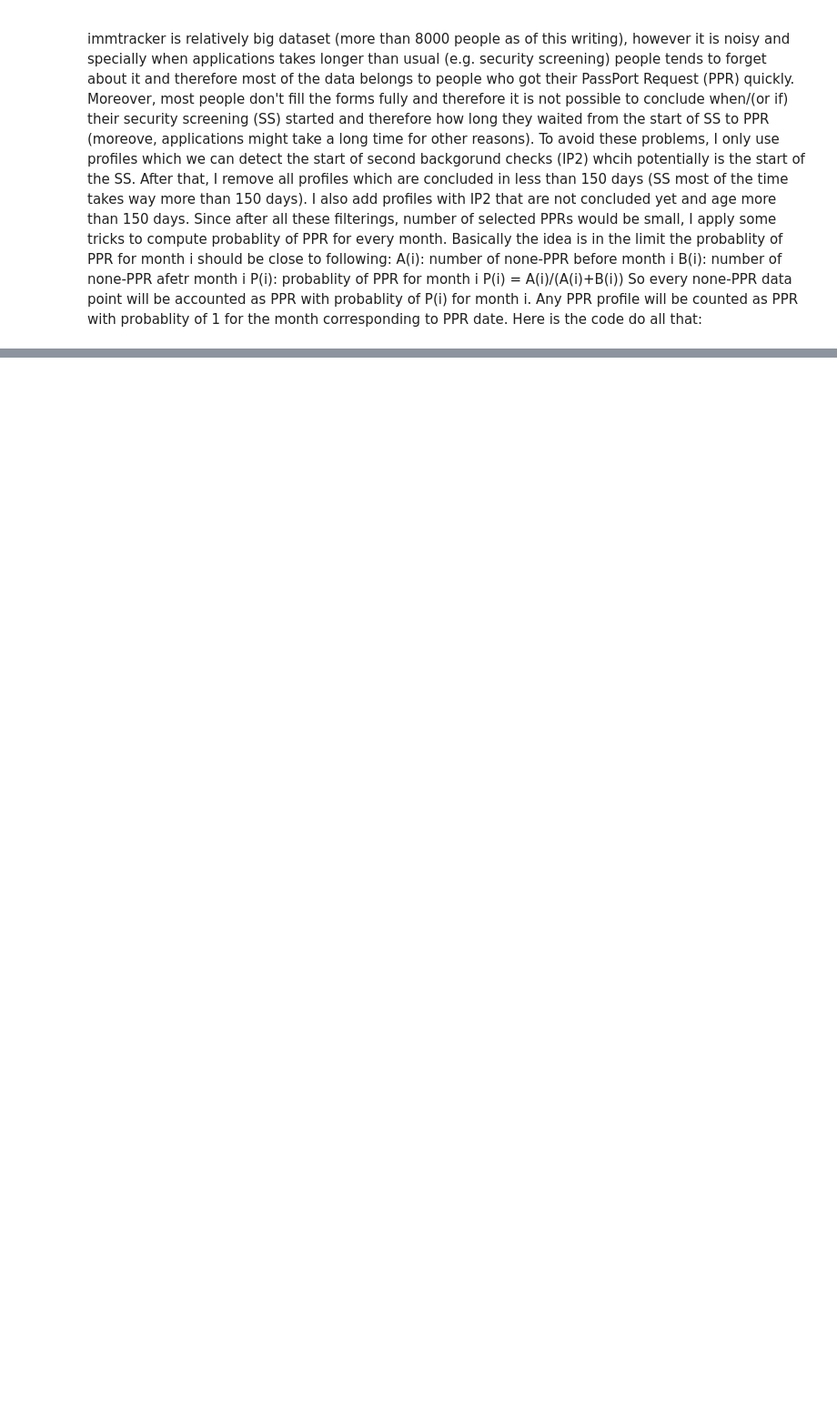
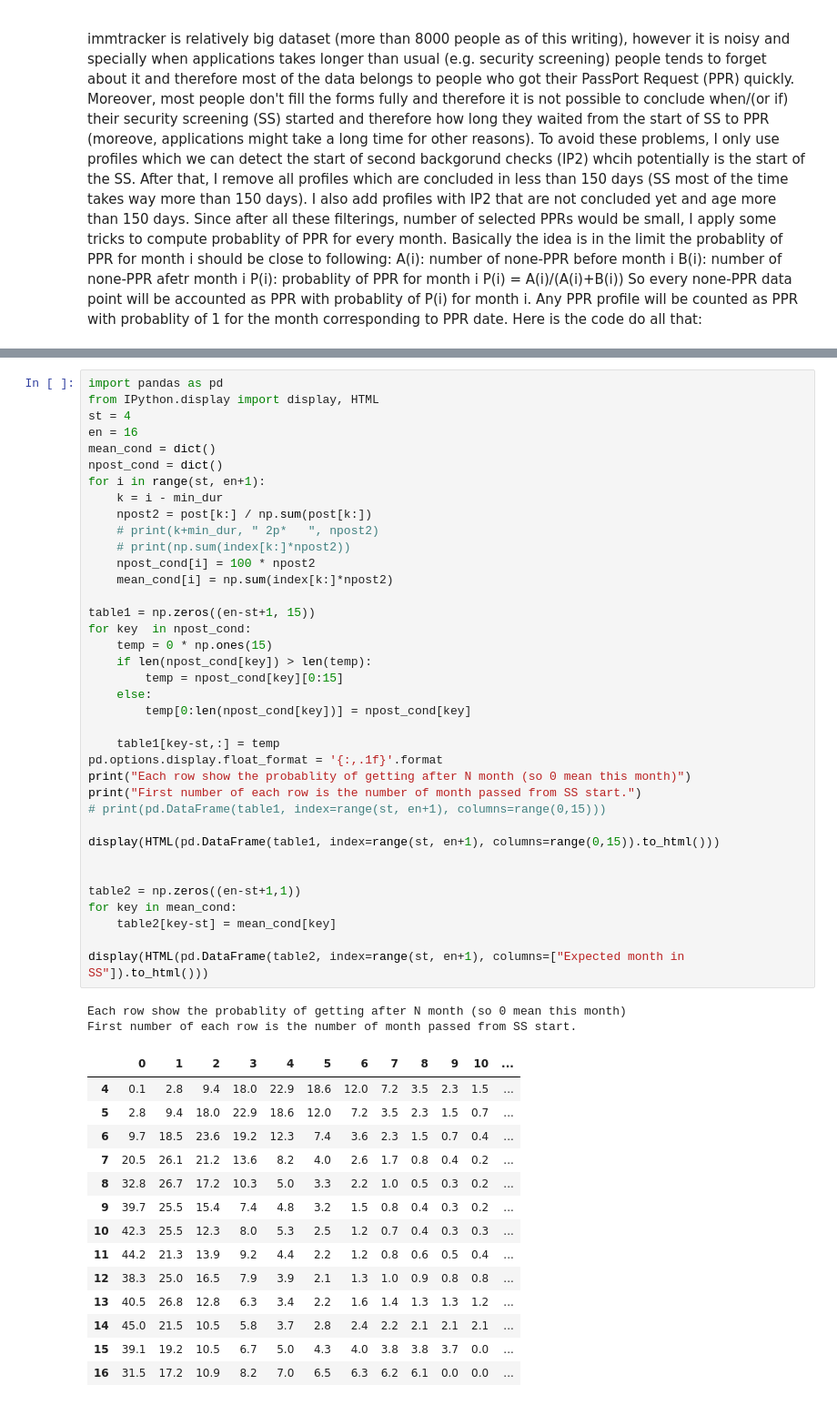
Before and after one commit to amirharati/security-screening-analysis, a Jupyter notebook: security-screening-analysis.ipynb, the cells around one changed output, grey strips where cells are left out. Shown: that part at 91% size. Saved outputs shown, nothing was run; the diff lists cells and outputs as text; blank space fills up the shorter version.

```diff
--- a/security-screening-analysis.ipynb
+++ b/security-screening-analysis.ipynb
@@ -196,0 +316,54 @@ Prior dists. [ 0.00068446  0.02806305  0.09396893  0.17988562  0.22879523  0.186
+# %%
+import pandas as pd
+from IPython.display import display, HTML
+st = 4
+en = 16
+mean_cond = dict()
+npost_cond = dict()
+for i in range(st, en+1):
+    k = i - min_dur
+    npost2 = post[k:] / np.sum(post[k:])
+    # print(k+min_dur, " 2p*   ", npost2)
+    # print(np.sum(index[k:]*npost2))
+    npost_cond[i] = 100 * npost2
+    mean_cond[i] = np.sum(index[k:]*npost2)
+
+table1 = np.zeros((en-st+1, 15))
+for key  in npost_cond:
+    temp = 0 * np.ones(15)
+    if len(npost_cond[key]) > len(temp):
+        temp = npost_cond[key][0:15]
+    else:
+        temp[0:len(npost_cond[key])] = npost_cond[key]
+
+    table1[key-st,:] = temp
+pd.options.display.float_format = '{:,.1f}'.format
+print("Each row show the probablity of getting after N month (so 0 mean this month)")
+print("First number of each row is the number of month passed from SS start.")
+# print(pd.DataFrame(table1, index=range(st, en+1), columns=range(0,15)))
+
+display(HTML(pd.DataFrame(table1, index=range(st, en+1), columns=range(0,15)).to_html()))
+
+
+table2 = np.zeros((en-st+1,1))
+for key in mean_cond:
+    table2[key-st] = mean_cond[key]
+
+display(HTML(pd.DataFrame(table2, index=range(st, en+1), columns=["Expected month in SS"]).to_html()))
+# %% [output]
+Each row show the probablity of getting after N month (so 0 mean this month)
+First number of each row is the number of month passed from SS start.
+|  | 0 | 1 | 2 | 3 | 4 | 5 | 6 | 7 | 8 | 9 | 10 | ... |
+| 4 | 0.1 | 2.8 | 9.4 | 18.0 | 22.9 | 18.6 | 12.0 | 7.2 | 3.5 | 2.3 | 1.5 | ... |
+| 5 | 2.8 | 9.4 | 18.0 | 22.9 | 18.6 | 12.0 | 7.2 | 3.5 | 2.3 | 1.5 | 0.7 | ... |
+| 6 | 9.7 | 18.5 | 23.6 | 19.2 | 12.3 | 7.4 | 3.6 | 2.3 | 1.5 | 0.7 | 0.4 | ... |
+| 7 | 20.5 | 26.1 | 21.2 | 13.6 | 8.2 | 4.0 | 2.6 | 1.7 | 0.8 | 0.4 | 0.2 | ... |
+| 8 | 32.8 | 26.7 | 17.2 | 10.3 | 5.0 | 3.3 | 2.2 | 1.0 | 0.5 | 0.3 | 0.2 | ... |
+| 9 | 39.7 | 25.5 | 15.4 | 7.4 | 4.8 | 3.2 | 1.5 | 0.8 | 0.4 | 0.3 | 0.2 | ... |
+| 10 | 42.3 | 25.5 | 12.3 | 8.0 | 5.3 | 2.5 | 1.2 | 0.7 | 0.4 | 0.3 | 0.3 | ... |
+| 11 | 44.2 | 21.3 | 13.9 | 9.2 | 4.4 | 2.2 | 1.2 | 0.8 | 0.6 | 0.5 | 0.4 | ... |
+| 12 | 38.3 | 25.0 | 16.5 | 7.9 | 3.9 | 2.1 | 1.3 | 1.0 | 0.9 | 0.8 | 0.8 | ... |
+| 13 | 40.5 | 26.8 | 12.8 | 6.3 | 3.4 | 2.2 | 1.6 | 1.4 | 1.3 | 1.3 | 1.2 | ... |
+| 14 | 45.0 | 21.5 | 10.5 | 5.8 | 3.7 | 2.8 | 2.4 | 2.2 | 2.1 | 2.1 | 2.1 | ... |
+| 15 | 39.1 | 19.2 | 10.5 | 6.7 | 5.0 | 4.3 | 4.0 | 3.8 | 3.8 | 3.7 | 0.0 | ... |
+| 16 | 31.5 | 17.2 | 10.9 | 8.2 | 7.0 | 6.5 | 6.3 | 6.2 | 6.1 | 0.0 | 0.0 | ... |
```
Also changed, not shown: parts of 11 cells of this notebook, 2 other files.
